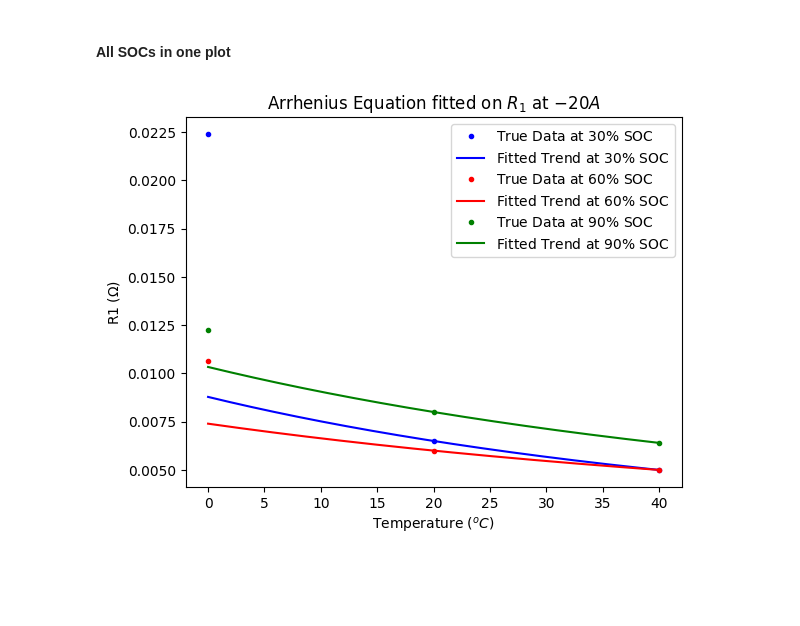
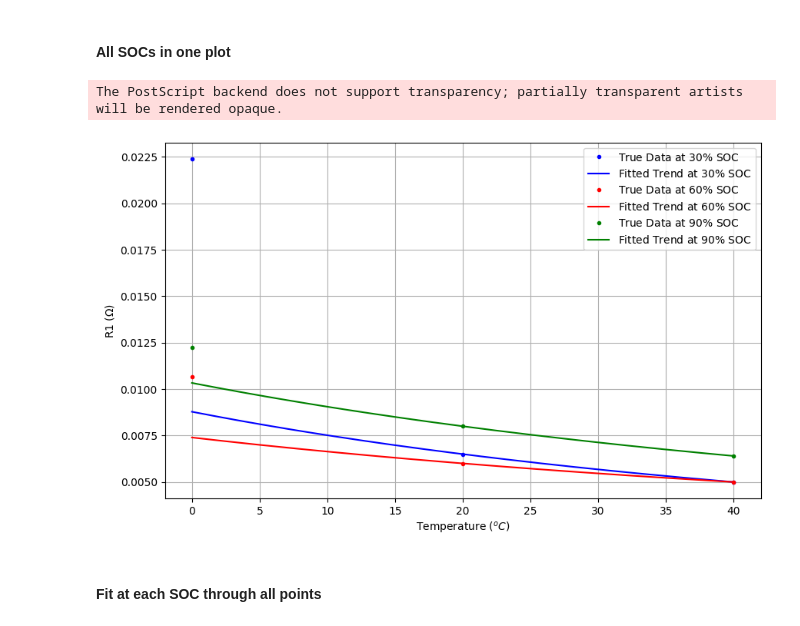
Before and after one commit to sunfanyi/modelling-of-lithium-ion-batteries, a Jupyter notebook: part_3.9.ipynb, the cells around one changed output. Cells and saved outputs as stored; diff of their text form; code cells hidden in the pictures; blank space fills up the shorter version.

Commit message:
Part 3.9 (Version 3.1)

```diff
--- a/part_3.9.ipynb
+++ b/part_3.9.ipynb
@@ -465,18 +506,24 @@ E: -8514.035780237638
 # %% [markdown]
 #### All SOCs in one plot
 # %%
-plt.plot(x, R1_true30, 'b.', label='True Data at $30\%$ SOC')
-plt.plot(x_plot, y_pred30, 'b-', label='Fitted Trend at $30\%$ SOC')
+fig, ax = plt.subplots(figsize=(10, 6))
 
-plt.plot(x, R1_true60, 'r.', label='True Data at $60\%$ SOC')
-plt.plot(x_plot, y_pred60, 'r-', label='Fitted Trend at $60\%$ SOC')
+ax.plot(x, R1_true30, 'b.', label='True Data at $30\%$ SOC')
+ax.plot(x_plot, y_pred30, 'b-', label='Fitted Trend at $30\%$ SOC')
 
-plt.plot(x, R1_true90, 'g.', label='True Data at $90\%$ SOC')
-plt.plot(x_plot, y_pred90, 'g-', label='Fitted Trend at $90\%$ SOC')
-plt.legend()
-plt.xlabel('Temperature ($^oC$)')
-plt.ylabel('R1 ($\Omega$)')
-plt.title('Arrhenius Equation fitted on $R_1$ at $-20A$')
+ax.plot(x, R1_true60, 'r.', label='True Data at $60\%$ SOC')
+ax.plot(x_plot, y_pred60, 'r-', label='Fitted Trend at $60\%$ SOC')
+
+ax.plot(x, R1_true90, 'g.', label='True Data at $90\%$ SOC')
+ax.plot(x_plot, y_pred90, 'g-', label='Fitted Trend at $90\%$ SOC')
+ax.legend()
+ax.set_xlabel('Temperature ($^oC$)')
+ax.set_ylabel('R1 ($\Omega$)')
+ax.grid()
+fig.savefig('part3.9_last2fit.eps', format='eps')
 plt.show()
 # %% [output]
+The PostScript backend does not support transparency; partially transparent artists will be rendered opaque.
-[figure, old version]
+[figure, new version]
+# %% [markdown]
+#### Fit at each SOC through all points
```
Also changed, not shown: parts of 16 cells of this notebook, 6 other files.
